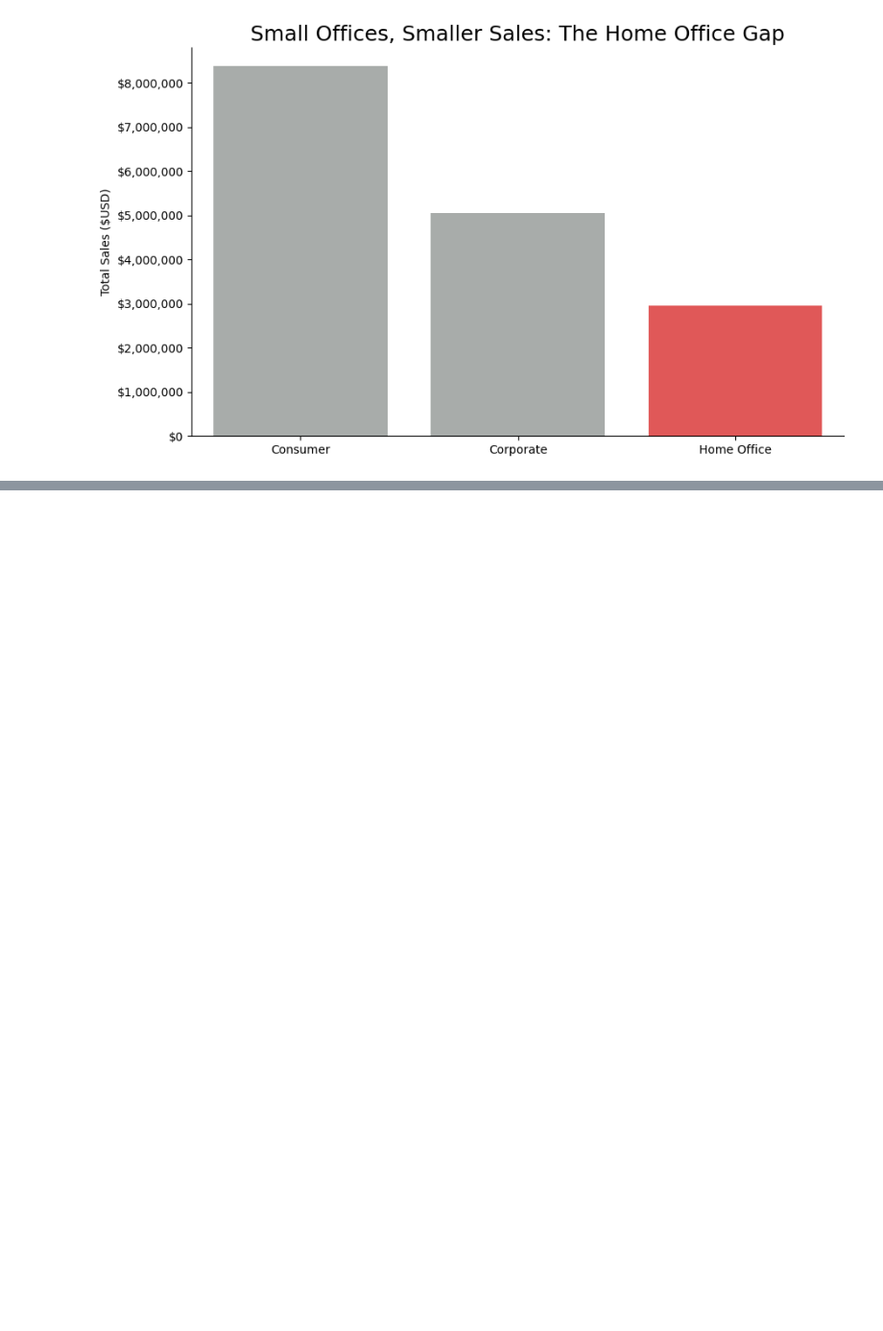
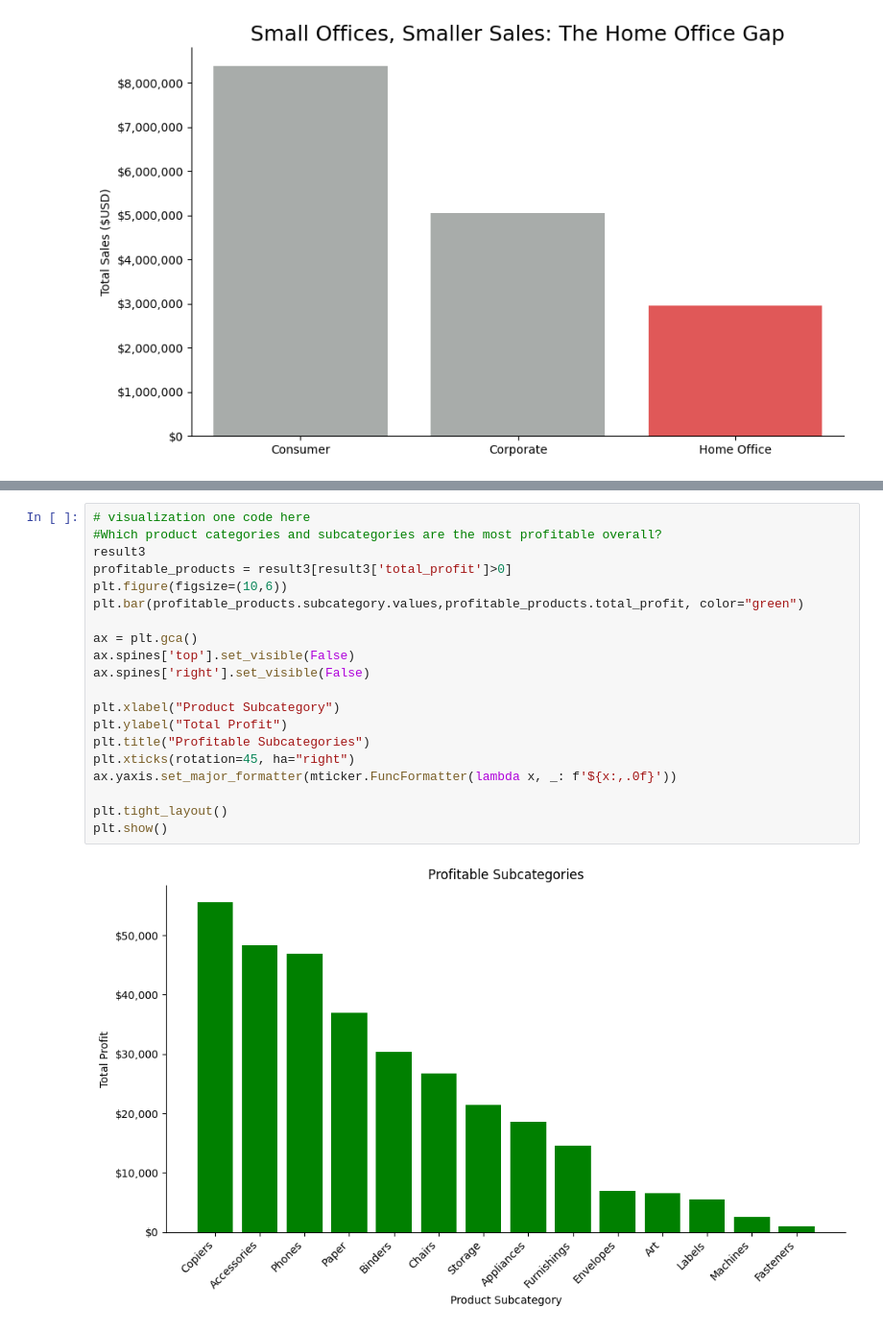
Before and after one commit to jessegarrido/DataAnalysisModule3, a Jupyter notebook: Week4/notebooks/superstore_sales_workflow.ipynb, the cells around one changed output, grey strips where cells are left out. Shown at 96% size. Drawn from its saved outputs; the diff is of its cells as text; blank space fills up the shorter version.

```diff
--- a/Week4/notebooks/superstore_sales_workflow.ipynb
+++ b/Week4/notebooks/superstore_sales_workflow.ipynb
@@ -401,0 +487,22 @@ plt.show()
+# %%
+# visualization one code here
+#Which product categories and subcategories are the most profitable overall?
+result3
+profitable_products = result3[result3['total_profit']>0]
+plt.figure(figsize=(10,6))
+plt.bar(profitable_products.subcategory.values,profitable_products.total_profit, color="green")
+
+ax = plt.gca()
+ax.spines['top'].set_visible(False)
+ax.spines['right'].set_visible(False)
+
+plt.xlabel("Product Subcategory")
+plt.ylabel("Total Profit")
+plt.title("Profitable Subcategories")
+plt.xticks(rotation=45, ha="right")
+ax.yaxis.set_major_formatter(mticker.FuncFormatter(lambda x, _: f'${x:,.0f}'))
+
+plt.tight_layout()
+plt.show()
+# %% [output]
+[figure, added]
```
Also changed, not shown: parts of 16 cells of this notebook, 1 other file.
